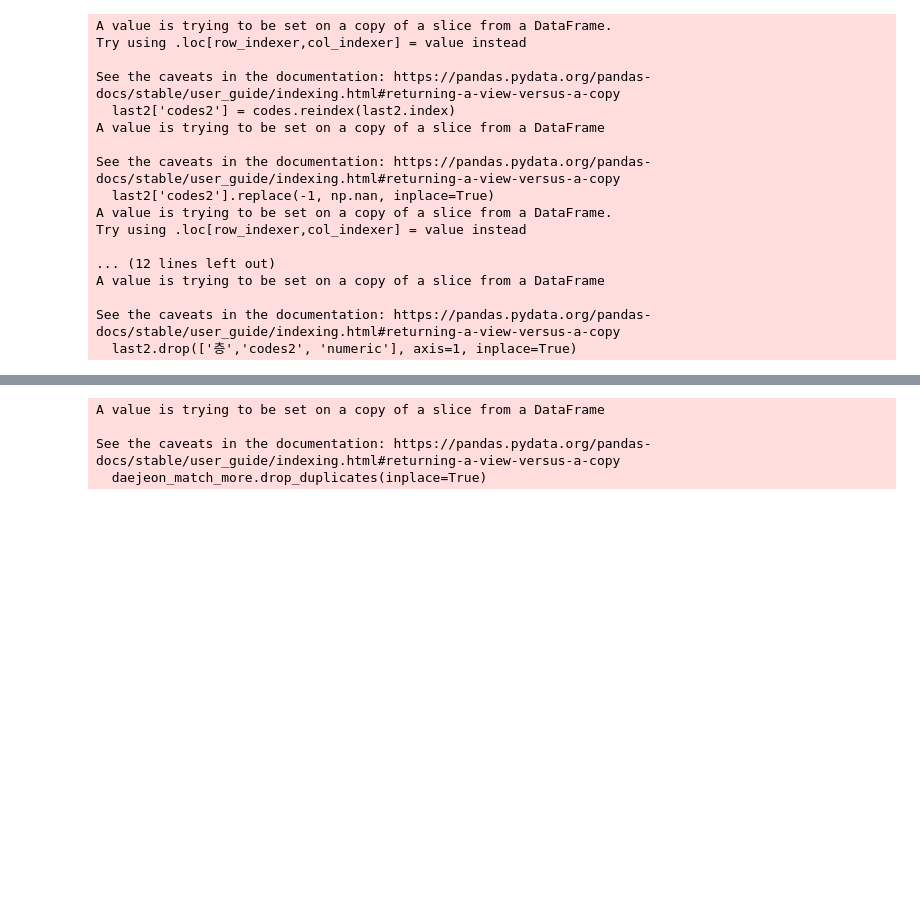
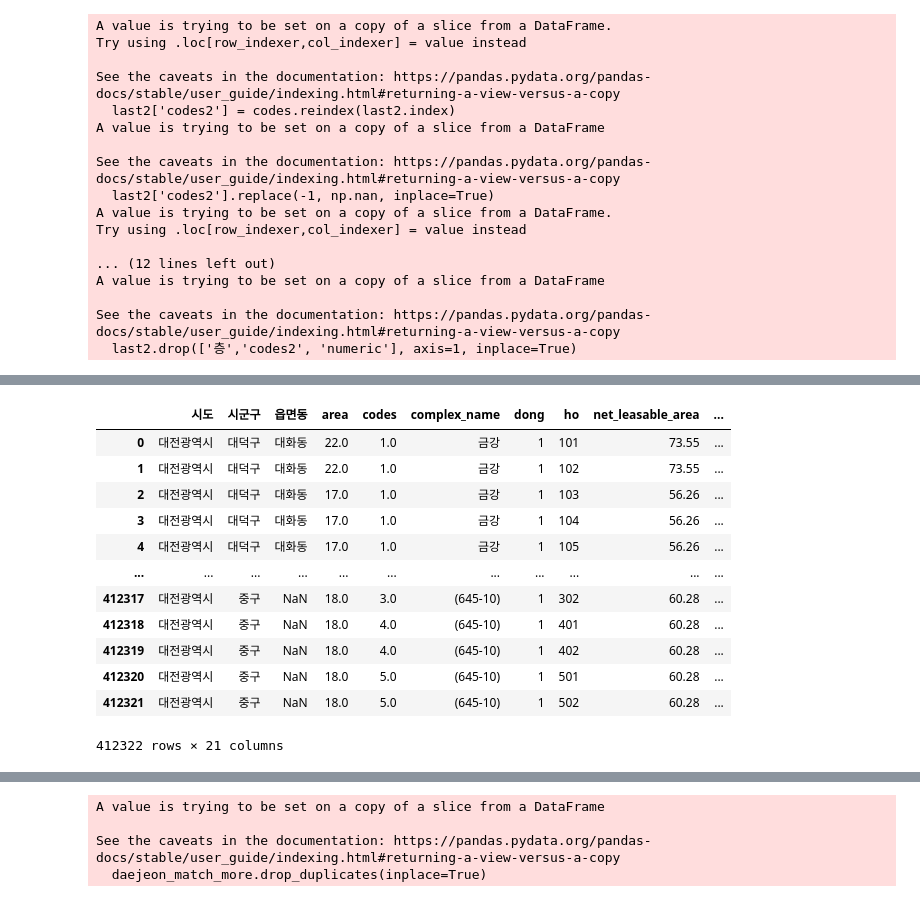
Before and after one commit to jiboo01/Real-Estate-Data-Analysis, a Jupyter notebook: 0609 필요 작업/data check.ipynb, the cells around one changed output, grey strips where cells are left out. Drawn from its saved outputs; the diff is of its cells as text; code cells hidden in the pictures; blank space fills up the shorter version.

```diff
--- a/0609 필요 작업/data check.ipynb
+++ b/0609 필요 작업/data check.ipynb
@@ -747,0 +814,4 @@ daejeon
+# %%
+daejeon = daejeon.replace('NONE', np.nan)
+daejeon = daejeon.replace('\\N', np.nan)
+daejeon
@@ -747,0 +854,3 @@ daejeon
+# %%
+korea = daejeon.merge(daejeon_areaCode, on=['시도', '시군구', '읍면동', '리'], how='left')
+korea
@@ -747,0 +928,3 @@ daejeon
+# %%
+code = daejeon_areaCode.groupby(['시도','시군구']).mean().reset_index()
+code
@@ -747,0 +948,17 @@ daejeon
+# %%
+korea = code.set_index(['시도', '시군구','읍면동']).combine_first(korea.set_index(['시도', '시군구', '읍면동'])).reset_index()
+korea
+# %% [output]
+|  | 시도 | 시군구 | 읍면동 | area | codes | complex_name | dong | ho | net_leasable_area | ... |
+| 0 | 대전광역시 | 대덕구 | 대화동 | 22.0 | 1.0 | 금강 | 1 | 101 | 73.55 | ... |
+| 1 | 대전광역시 | 대덕구 | 대화동 | 22.0 | 1.0 | 금강 | 1 | 102 | 73.55 | ... |
+| 2 | 대전광역시 | 대덕구 | 대화동 | 17.0 | 1.0 | 금강 | 1 | 103 | 56.26 | ... |
+| 3 | 대전광역시 | 대덕구 | 대화동 | 17.0 | 1.0 | 금강 | 1 | 104 | 56.26 | ... |
+| 4 | 대전광역시 | 대덕구 | 대화동 | 17.0 | 1.0 | 금강 | 1 | 105 | 56.26 | ... |
+| ... | ... | ... | ... | ... | ... | ... | ... | ... | ... | ... |
+| 412317 | 대전광역시 | 중구 | NaN | 18.0 | 3.0 | (645-10) | 1 | 302 | 60.28 | ... |
+| 412318 | 대전광역시 | 중구 | NaN | 18.0 | 4.0 | (645-10) | 1 | 401 | 60.28 | ... |
+| 412319 | 대전광역시 | 중구 | NaN | 18.0 | 4.0 | (645-10) | 1 | 402 | 60.28 | ... |
+| 412320 | 대전광역시 | 중구 | NaN | 18.0 | 5.0 | (645-10) | 1 | 501 | 60.28 | ... |
+| 412321 | 대전광역시 | 중구 | NaN | 18.0 | 5.0 | (645-10) | 1 | 502 | 60.28 | ... |
+412322 rows × 21 columns
```
Also changed, not shown: parts of 45 cells of this notebook.
